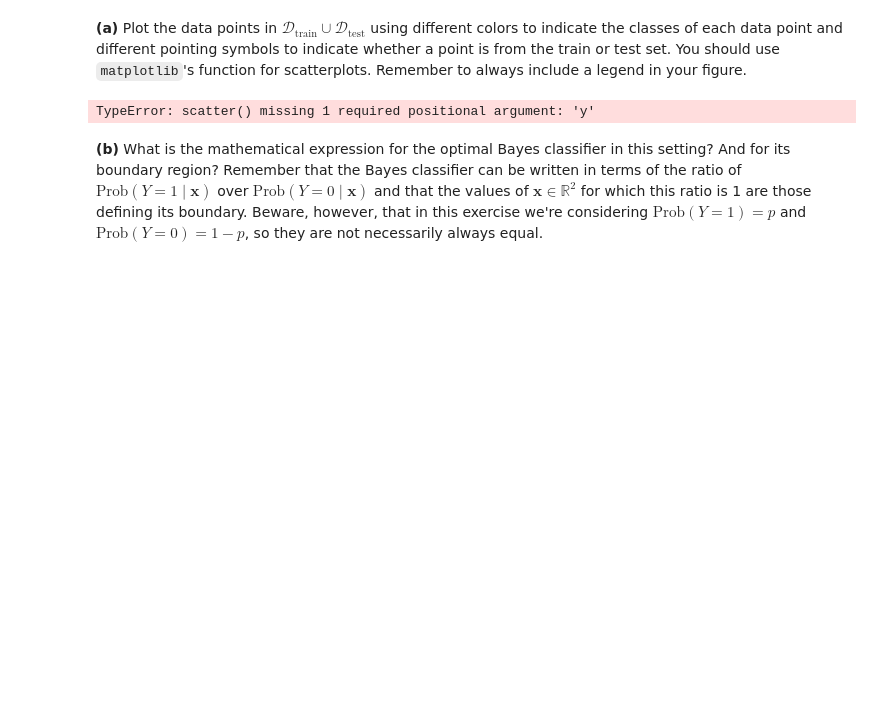
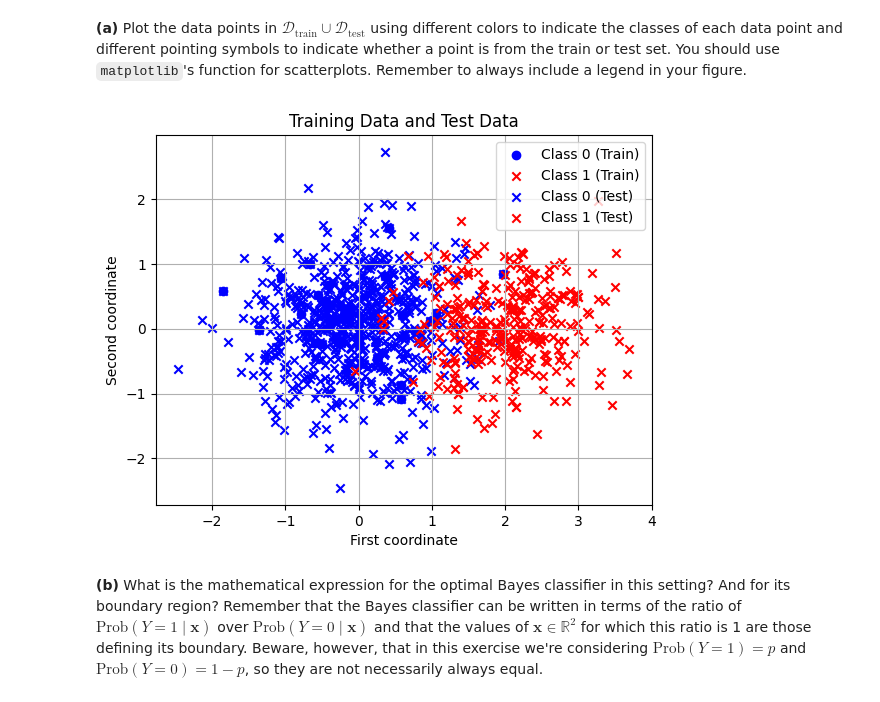
Before and after one commit to muneymo/isla2026-TP, a Jupyter notebook: TP3/TP3.ipynb, the cells around one changed output. Drawn from its saved outputs; the diff is of its cells as text; code cells hidden in the pictures; blank space fills up the shorter version.

Commit message:
add seed and plot

```diff
--- a/TP3/TP3.ipynb
+++ b/TP3/TP3.ipynb
@@ -70,36 +70,47 @@ import matplotlib.pyplot as plt
 
 def generate_data(N, epsilon, p):
     # Define parameters
     mu0 = np.array([0, 0])
     mu1 = np.array([epsilon, 0])
     sigma0 = np.array([[0.5, 0], [0, 0.5]])
     sigma1 = np.array([[0.4, 0], [0, 0.4]])
 
     X = np.zeros((N, 2))
     y = np.zeros(N)
+
+    seed = 42
+    np.random.seed(seed)
 
     for i in range(N):
         # Step 1: Sample label y_i
         if np.random.rand() < p:
             y[i] = 1
             # Step 2: Sample x_i given y=1
             X[i] = np.random.multivariate_normal(mu1, sigma1)
         else:
             y[i] = 0
             # Step 2: Sample x_i given y=0
             X[i] = np.random.multivariate_normal(mu0, sigma0)
 
     return X, y
 
 # Create our datasets
 X_train, y_train = generate_data(50, epsilon=2, p=0.30)
 X_test, y_test = generate_data(1000, epsilon=2, p=0.30)
 
-plt.scatter(X_test)
-plt.scatter(X_train)
+# Visualize the training data
+plt.scatter(X_train[y_train == 0][:, 0], X_train[y_train == 0][:, 1], color='blue', label='Class 0 (Train)', marker='o', alpha=1)
+plt.scatter(X_train[y_train == 1][:, 0], X_train[y_train == 1][:, 1], color='red', label='Class 1 (Train)', marker='x', alpha=1)
+plt.scatter(X_test[y_test == 0][:, 0], X_test[y_test == 0][:, 1], color='blue', label='Class 0 (Test)', marker='x', alpha=1)
+plt.scatter(X_test[y_test == 1][:, 0], X_test[y_test == 1][:, 1], color='red', label='Class 1 (Test)', marker='x', alpha=1)
+plt.title('Training Data and Test Data')
+plt.xlabel('First coordinate')
+plt.ylabel('Second coordinate')
+plt.legend()
+plt.grid()
 plt.show()
 # %% [output]
-TypeError: scatter() missing 1 required positional argument: 'y'
+[figure, added]
 # %% [markdown]
 **(b)** What is the mathematical expression for the optimal Bayes classifier in this setting? And for its boundary region? Remember that the Bayes classifier can be written in terms of the ratio of $\text{Prob}(Y = 1 \mid \mathbf{x})$ over $\text{Prob}(Y = 0 \mid \mathbf{x})$ and that the values of $\mathbf{x} \in \mathbb{R}^2$ for which this ratio is 1 are those defining its boundary. Beware, however, that in this exercise we're considering $\text{Prob}(Y = 1) = p$ and $\text{Prob}(Y = 0) = 1-p$, so they are not necessarily always equal.
 # %% [markdown]
```
